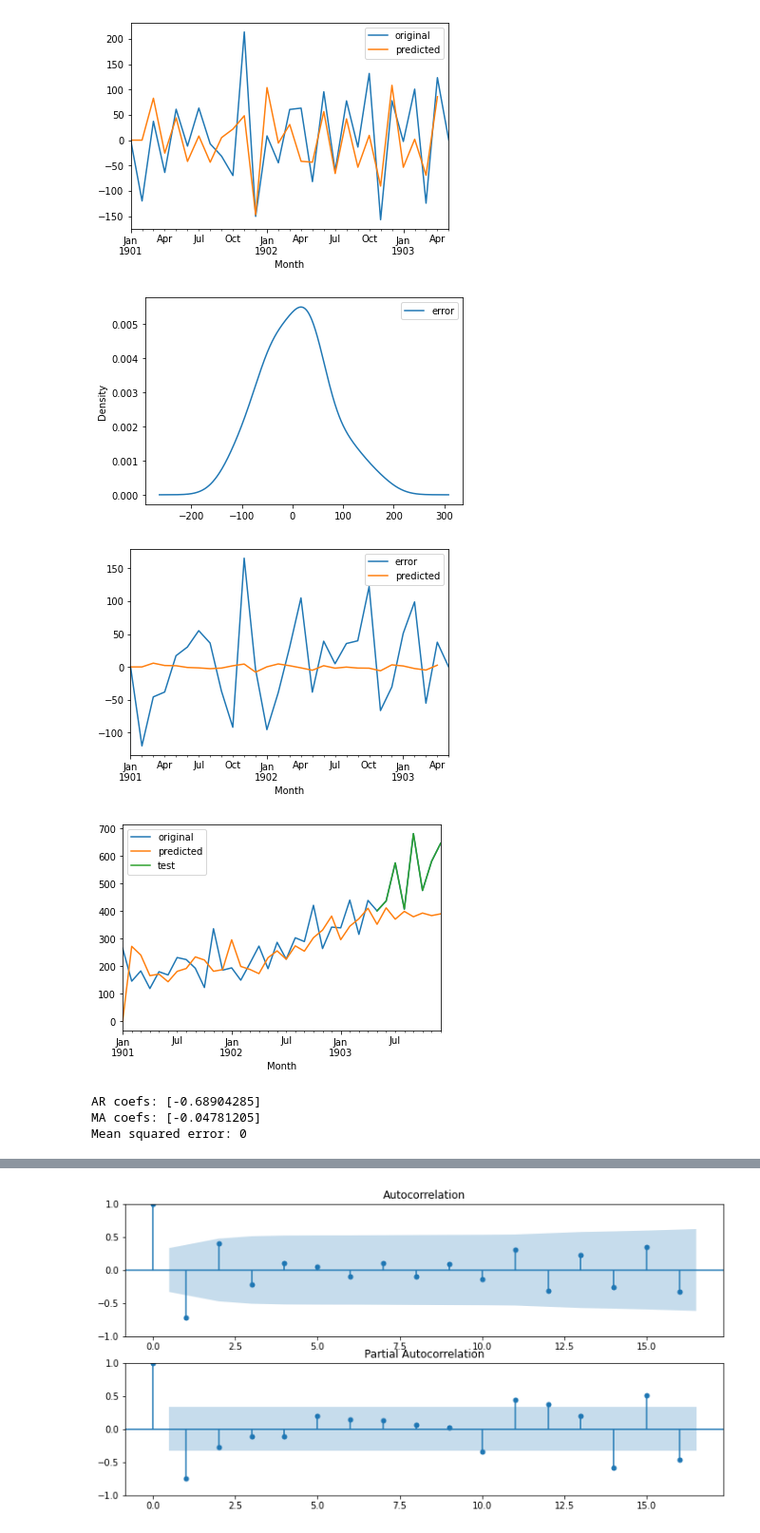
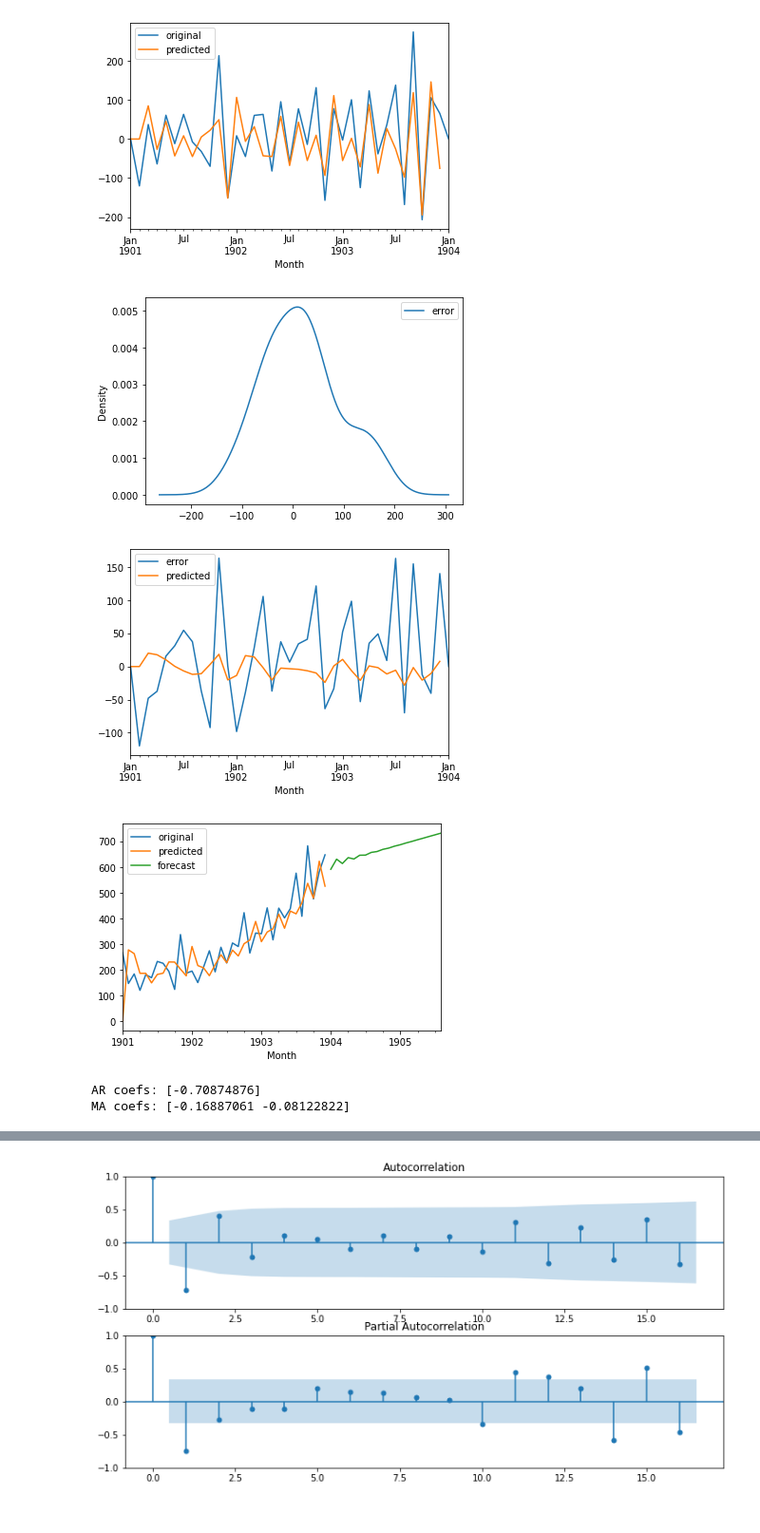
Before and after one commit to matt-juan23/time-series-forecasting, a Jupyter notebook: ARIMA.ipynb, the cells around one changed output, grey strips where cells are left out. Shown at 95% size. Drawn from its saved outputs; the diff is of its cells as text; code cells hidden in the pictures.

```diff
--- a/ARIMA.ipynb
+++ b/ARIMA.ipynb
@@ -405,6 +231,5 @@ Covariance Type:                  opg
 # %%
-res, ar_coefs, ma_coefs, rmse, ar, ma = myARIMA(data, 1,1,1)
+res, ar_coefs, ma_coefs, ar, ma = myARIMA(data, 1,1,2)
 print("AR coefs:", ar_coefs)
 print("MA coefs:", ma_coefs)
-print("Mean squared error:", rmse)
 # %% [output]
@@ -425,7 +236,6 @@ Month
-[figure, old version]
+[figure, new version]
-[figure, old version]
+[figure, new version]
-[figure, old version]
+[figure, new version]
-[figure, old version]
+[figure, new version]
-AR coefs: [-0.68904285]
-MA coefs: [-0.04781205]
-Mean squared error: 0
+AR coefs: [-0.70874876]
+MA coefs: [-0.16887061 -0.08122822]
```
Also changed, not shown: parts of 8 cells of this notebook, 3 other files.
